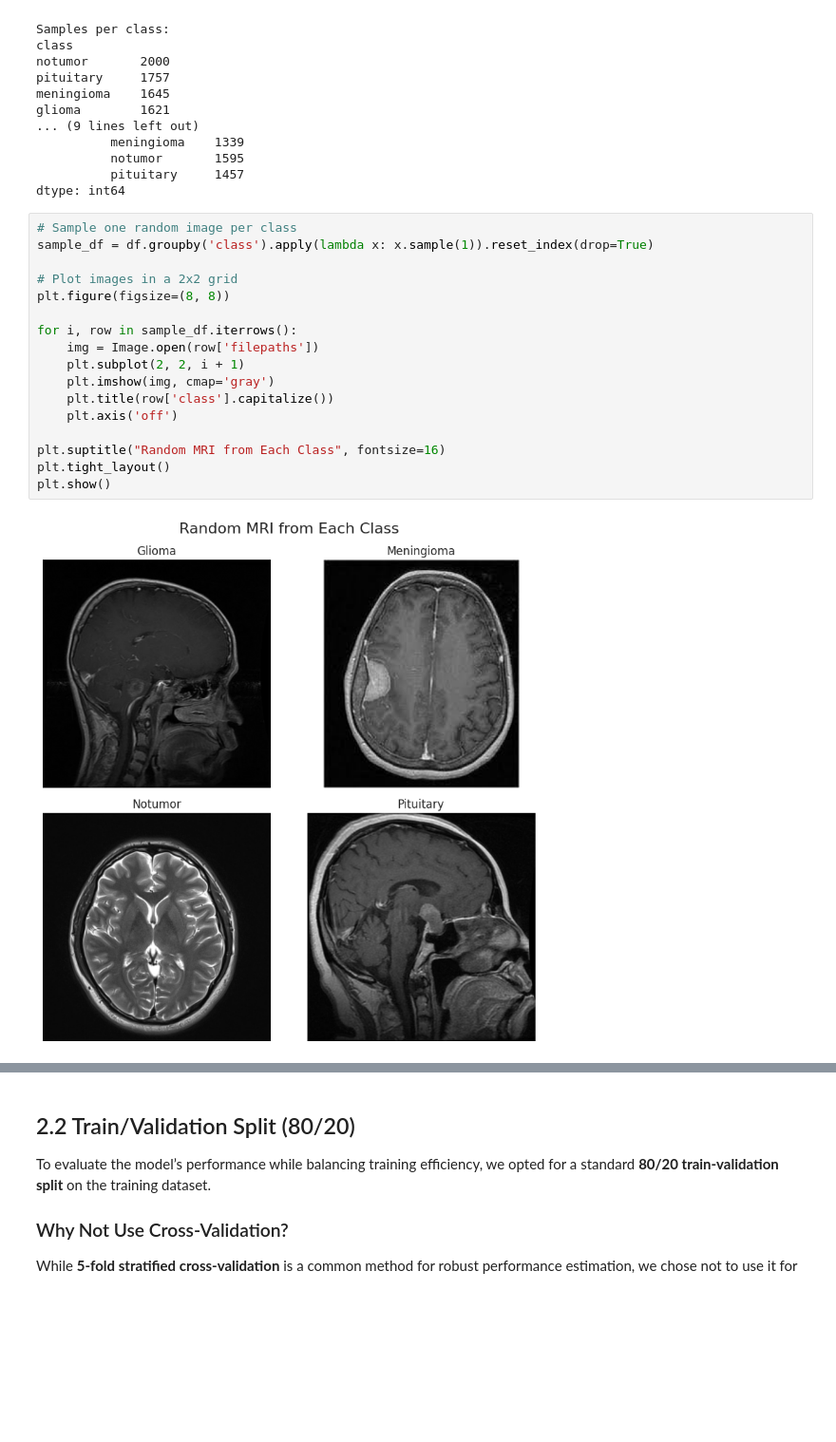
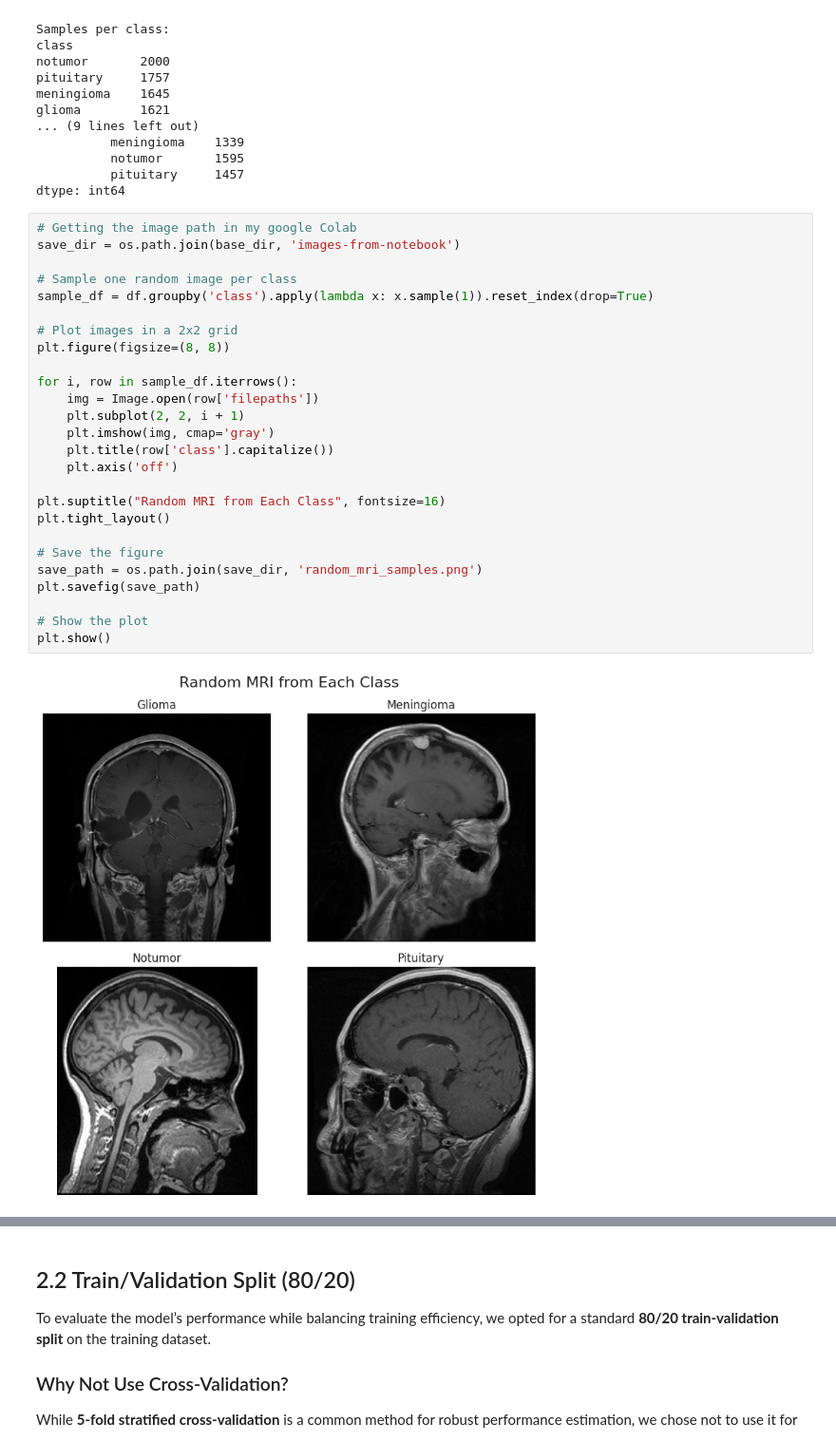
Before and after one commit to Brum99/MRI_brain_tumor_prediction, a Jupyter notebook: MRI_brain_tumor_prediction_colab.ipynb, the cells around one changed output, grey strips where cells are left out. Shown at 95% size. Cells and saved outputs as stored; diff of their text form; blank space fills up the shorter version.

Commit message:
Cleaning up the code files and adding discussion sections to the notebook.

```diff
--- a/MRI_brain_tumor_prediction_colab.ipynb
+++ b/MRI_brain_tumor_prediction_colab.ipynb
@@ -223,24 +223,33 @@ glioma        1621
           pituitary     1457
 dtype: int64
 # %%
+# Getting the image path in my google Colab
+save_dir = os.path.join(base_dir, 'images-from-notebook')
+
 # Sample one random image per class
 sample_df = df.groupby('class').apply(lambda x: x.sample(1)).reset_index(drop=True)
 
 # Plot images in a 2x2 grid
 plt.figure(figsize=(8, 8))
 
 for i, row in sample_df.iterrows():
     img = Image.open(row['filepaths'])
     plt.subplot(2, 2, i + 1)
     plt.imshow(img, cmap='gray')
     plt.title(row['class'].capitalize())
     plt.axis('off')
 
 plt.suptitle("Random MRI from Each Class", fontsize=16)
 plt.tight_layout()
+
+# Save the figure
+save_path = os.path.join(save_dir, 'random_mri_samples.png')
+plt.savefig(save_path)
+
+# Show the plot
 plt.show()
 # %% [output]
-[figure, old version]
+[figure, new version]
 # %%
 # Filter for training set
 train_df = df[df['set'] == 'Training']
```
Also changed, not shown: parts of 17 cells of this notebook.
